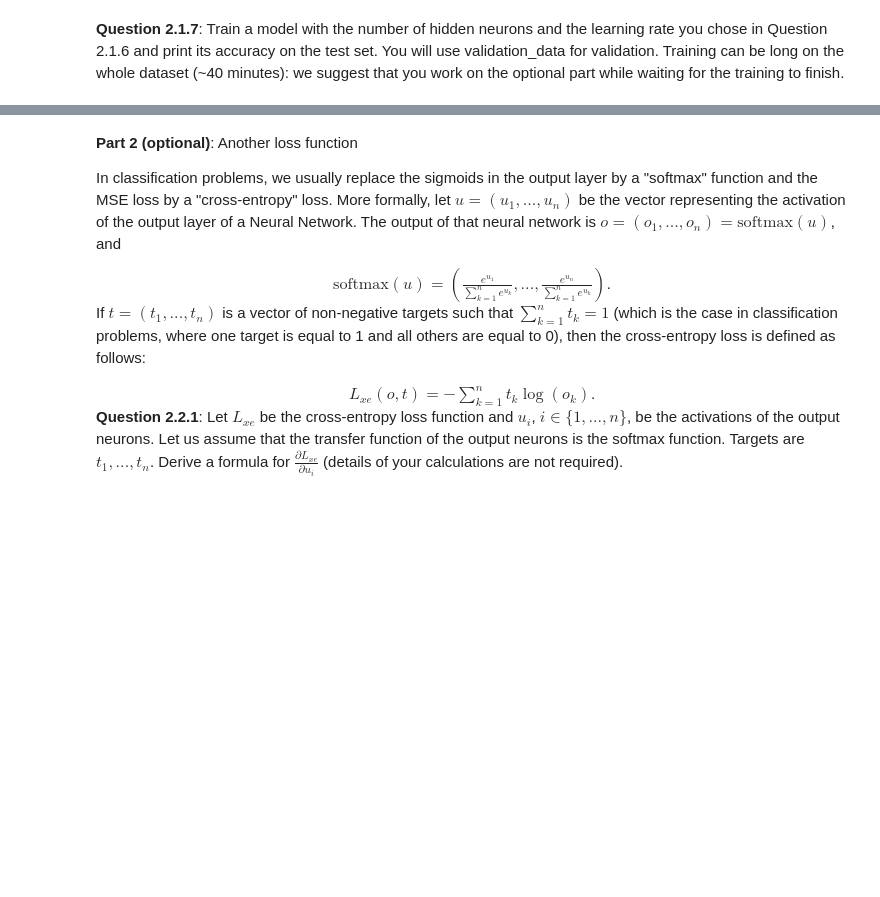
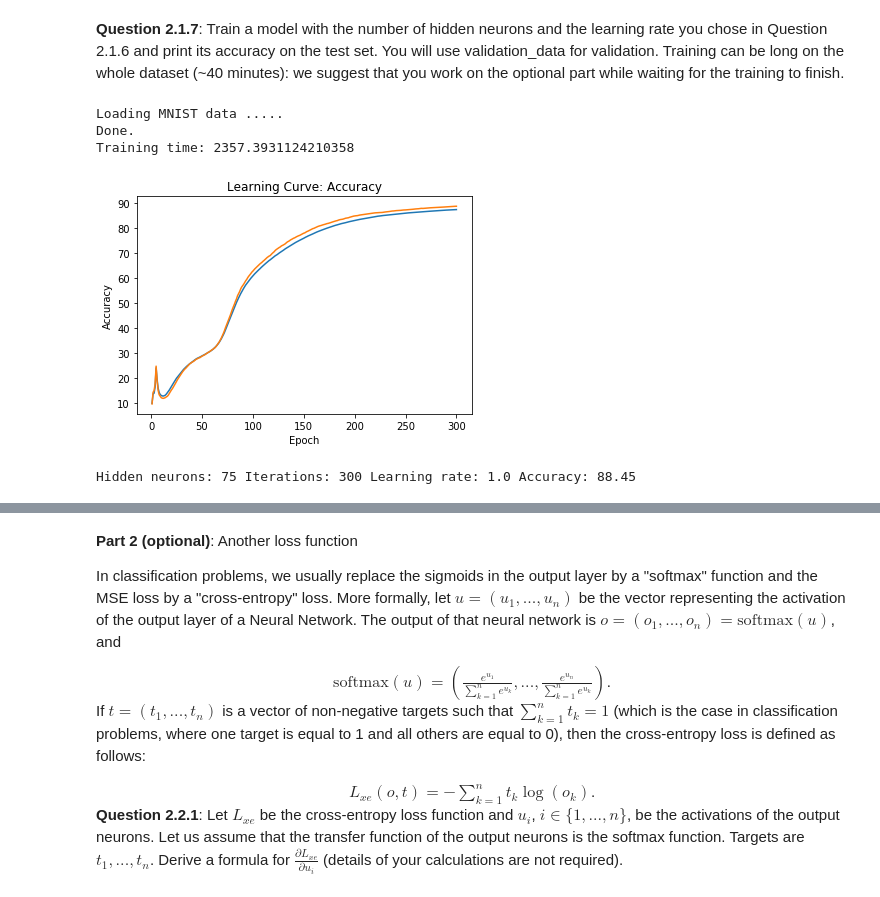
Before and after one commit to sgiammy/DeepLearning-Course, a Jupyter notebook: Lab1/Lab1_DL-Students_v3.ipynb, the cells around one changed output, grey strips where cells are left out. Saved outputs shown, nothing was run; the diff lists cells and outputs as text; code cells hidden in the pictures; blank space fills up the shorter version.

```diff
--- a/Lab1/Lab1_DL-Students_v3.ipynb
+++ b/Lab1/Lab1_DL-Students_v3.ipynb
@@ -183,16 +197,2 @@ Output = 0.5597295991095776
 # %% [markdown]
 <b>Question 1.2.3</b>: Implement the backpropagate() function.
-# %%
-class NeuralNetwork(NeuralNetwork):
-    def backpropagate(self, targets, learning_rate=5.0):
-        self.dE_du_output = 2*(self.o_output-targets)*self.transfer_df(self.u_output)
-        o_hidden_b = np.insert(self.o_hidden,len(self.o_hidden[0]),1,axis=1)
-        M1 = np.dot(np.transpose(o_hidden_b),self.dE_du_output)
-
-        self.dE_du_hidden = np.dot(self.W_hidden_to_output,np.transpose(self.dE_du_output))[0:-1]*np.transpose(self.transfer_df(self.u_hidden))
-        o_input_b = np.insert(self.o_input,len(self.o_input[0]),1,axis=1)
-        M2 = np.dot(np.transpose(o_input_b),np.transpose(self.dE_du_hidden))
-
-        self.W_hidden_to_output = self.W_hidden_to_output-learning_rate*M1
-        self.W_input_to_hidden = self.W_input_to_hidden-learning_rate*M2
-        pass
@@ -393,0 +487,16 @@ mnist_model =
+# %%
+training_data, validation_data, test_data = load_data()
+n_iterations = 300
+best_hn = 75
+best_learning_rate = 1.0
+mnist_model = NeuralNetwork(784,best_hn,10)
+mnist_model.train(training_data,validation_data,300,best_learning_rate)
+accuracy = mnist_model.predict(test_data)/100
+print('Hidden neurons:', best_hn,'Iterations:',n_iterations, 'Learning rate:', best_learning_rate, 'Accuracy:', accuracy)
+mnist_model.weights_init()
+# %% [output]
+Loading MNIST data .....
+Done.
+Training time: 2357.3931124210358
+[figure, added]
+Hidden neurons: 75 Iterations: 300 Learning rate: 1.0 Accuracy: 88.45
```
Also changed, not shown: parts of 34 cells of this notebook.
